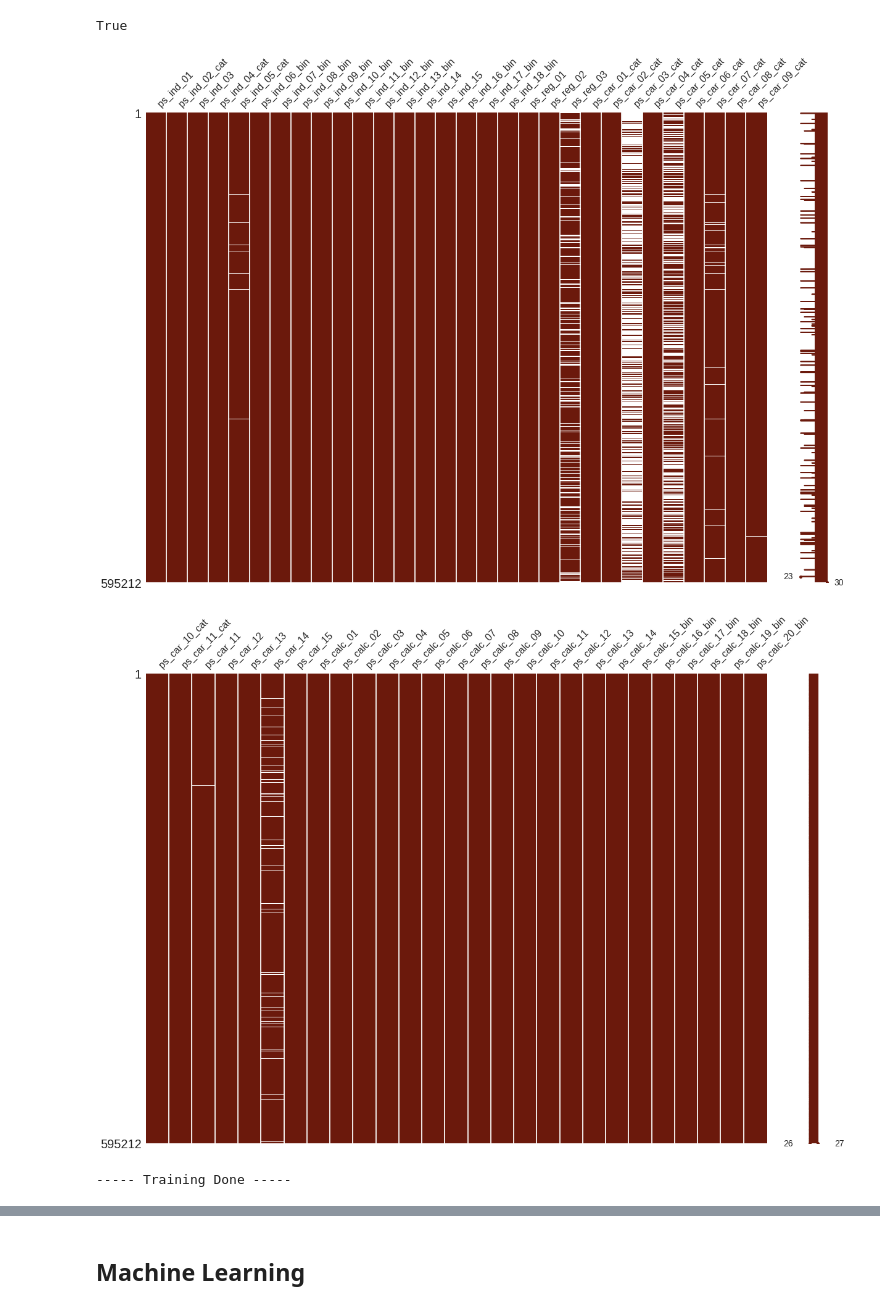
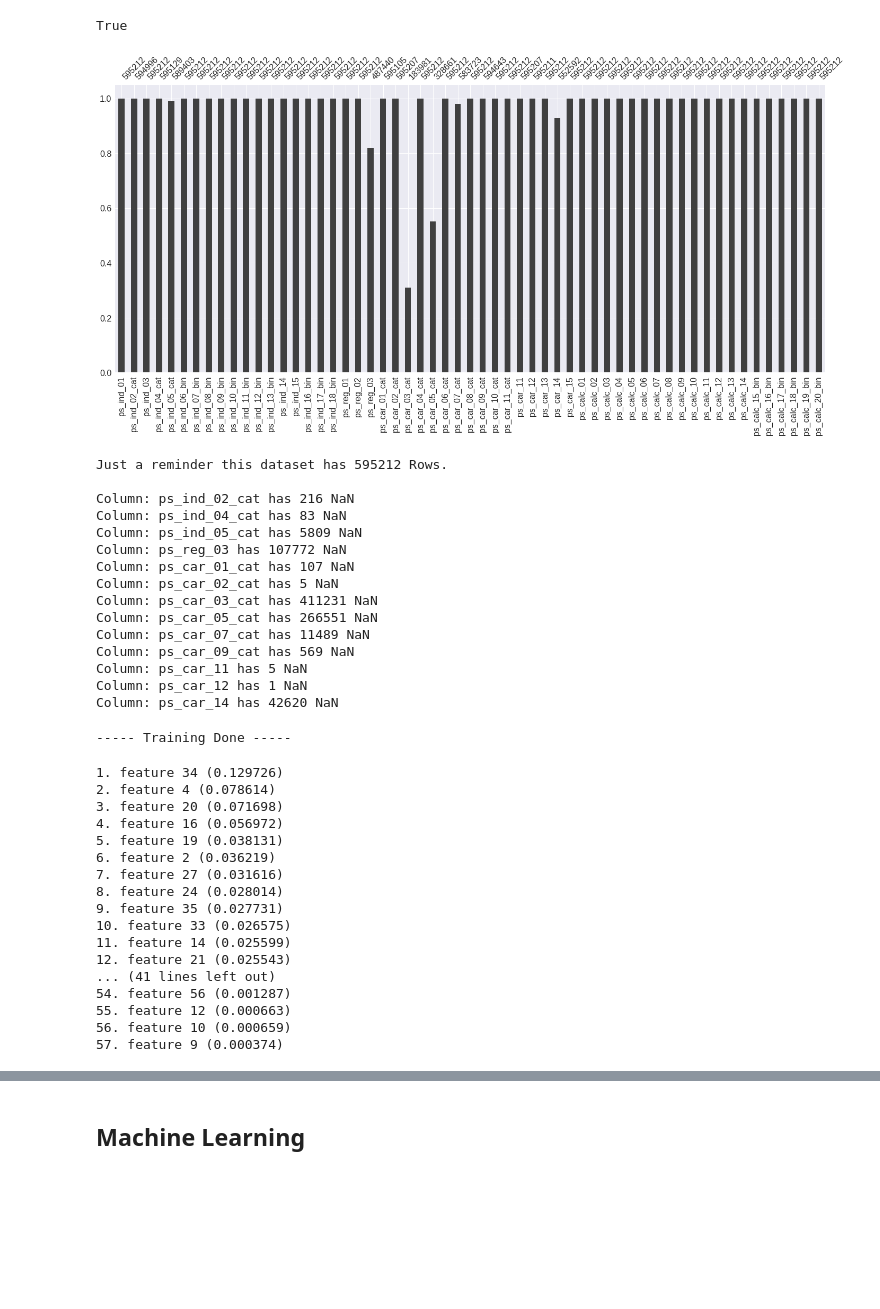
Before and after one commit to altierispeixoto/kaggle-projects, a Jupyter notebook: porto-seguro/safe-driver-prediction.ipynb, the cells around one changed output, grey strips where cells are left out. Saved outputs shown, nothing was run; the diff lists cells and outputs as text; code cells hidden in the pictures; blank space fills up the shorter version.

```diff
--- a/porto-seguro/safe-driver-prediction.ipynb
+++ b/porto-seguro/safe-driver-prediction.ipynb
@@ -66,11 +64,11 @@ train_copy.isnull().any().any()
 # %% [output]
 True
 # %%
+msno.bar(train_copy)
 
 # Nullity or missing values by columns
-msno.matrix(df=train_copy.iloc[:,0:30], figsize= (20, 14), color=(0.42, 0.1, 0.05))
+#msno.matrix(df=train_copy.iloc[:,0:30], figsize= (20, 14), color=(0.42, 0.1, 0.05))
 
-msno.matrix(df=train_copy.iloc[:,30:57], figsize=(20, 14), color=(0.42, 0.1, 0.05))
+#msno.matrix(df=train_copy.iloc[:,30:57], figsize=(20, 14), color=(0.42, 0.1, 0.05))
 # %% [output]
-[figure, old version]
+[figure, new version]
-[figure, removed]
@@ -79,3 +75,25 @@ msno.matrix(df=train_copy.iloc[:,30:57], figsize=(20, 14), color=(0.42, 0.1, 0.0
+# %%
+colwithnan = train_copy.columns[train_copy.isnull().any()].tolist()
+
+print("Just a reminder this dataset has %s Rows. \n" % (train_copy.shape[0]))
+for col in colwithnan:
+    print("Column: %s has %s NaN" % (col, train_copy[col].isnull().sum()))
+# %% [output]
+Just a reminder this dataset has 595212 Rows.
+
+Column: ps_ind_02_cat has 216 NaN
+Column: ps_ind_04_cat has 83 NaN
+Column: ps_ind_05_cat has 5809 NaN
+Column: ps_reg_03 has 107772 NaN
+Column: ps_car_01_cat has 107 NaN
+Column: ps_car_02_cat has 5 NaN
+Column: ps_car_03_cat has 411231 NaN
+Column: ps_car_05_cat has 266551 NaN
+Column: ps_car_07_cat has 11489 NaN
+Column: ps_car_09_cat has 569 NaN
+Column: ps_car_11 has 5 NaN
+Column: ps_car_12 has 1 NaN
+Column: ps_car_14 has 42620 NaN
 # %%
 from sklearn.ensemble import RandomForestClassifier
 rf = RandomForestClassifier(n_estimators=150, max_depth=8, min_samples_leaf=4, max_features=0.2, n_jobs=-1, random_state=0)
@@ -84,6 +103,30 @@ features = train_data.columns.values
 print("----- Training Done -----")
 # %% [output]
 ----- Training Done -----
+# %%
+importances = rf.feature_importances_
+indices = np.argsort(importances)[::-1]
+
+for f in range(train_data.shape[1]):
+    print("%d. feature %d (%f)" % (f + 1, indices[f], importances[indices[f]]))
+# %% [output]
+1. feature 34 (0.129726)
+2. feature 4 (0.078614)
+3. feature 20 (0.071698)
+4. feature 16 (0.056972)
+5. feature 19 (0.038131)
+6. feature 2 (0.036219)
+7. feature 27 (0.031616)
+8. feature 24 (0.028014)
+9. feature 35 (0.027731)
+10. feature 33 (0.026575)
+11. feature 14 (0.025599)
+12. feature 21 (0.025543)
+... (41 lines left out)
+54. feature 56 (0.001287)
+55. feature 12 (0.000663)
+56. feature 10 (0.000659)
+57. feature 9 (0.000374)
 # %%
 # Scatter plot
 trace = go.Scatter(
```
Also changed, not shown: parts of 5 cells of this notebook.
